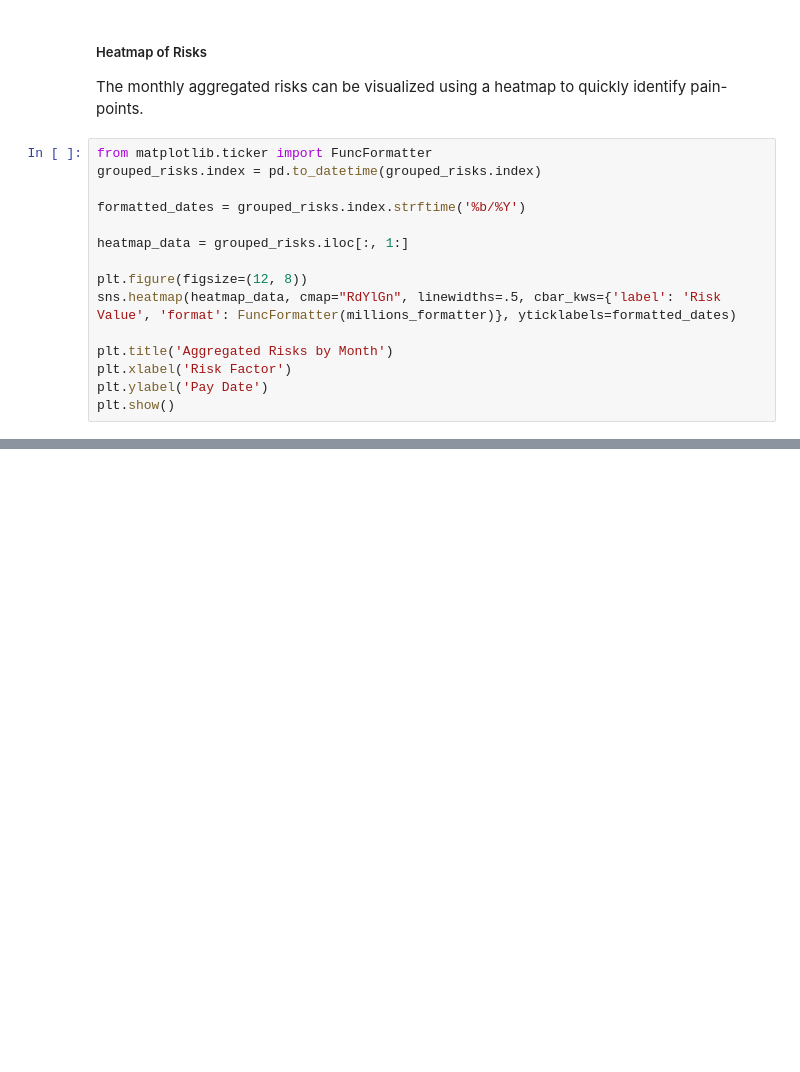
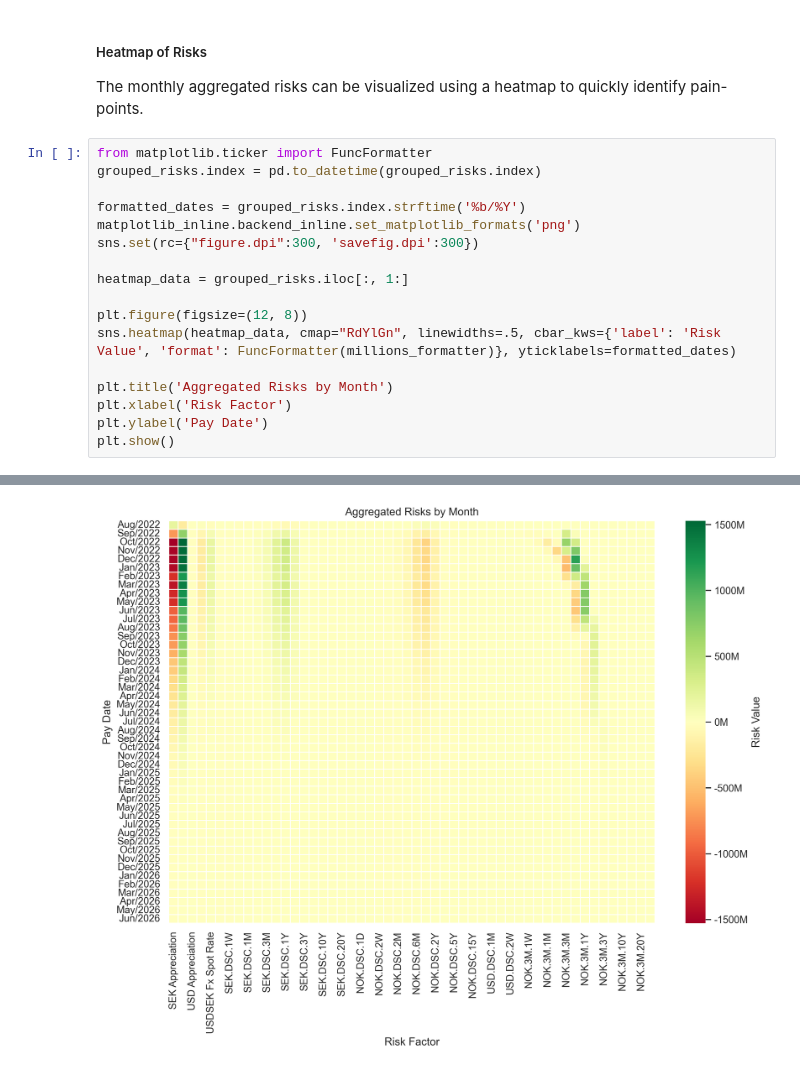
Before and after one commit to mastixstudio/notebooks, a Jupyter notebook: pandas_analysis_loan_book.ipynb, the cells around one changed output, grey strips where cells are left out. Drawn from its saved outputs; the diff is of its cells as text; blank space fills up the shorter version.

```diff
--- a/pandas_analysis_loan_book.ipynb
+++ b/pandas_analysis_loan_book.ipynb
@@ -350,6 +350,8 @@ from matplotlib.ticker import FuncFormatter
 grouped_risks.index = pd.to_datetime(grouped_risks.index)
 
 formatted_dates = grouped_risks.index.strftime('%b/%Y')
+matplotlib_inline.backend_inline.set_matplotlib_formats('png')
+sns.set(rc={"figure.dpi":300, 'savefig.dpi':300})
 
 heatmap_data = grouped_risks.iloc[:, 1:]
 
@@ -364,0 +366 @@ plt.show()
+[figure, added]
```
Also changed, not shown: parts of 1 cell of this notebook.
